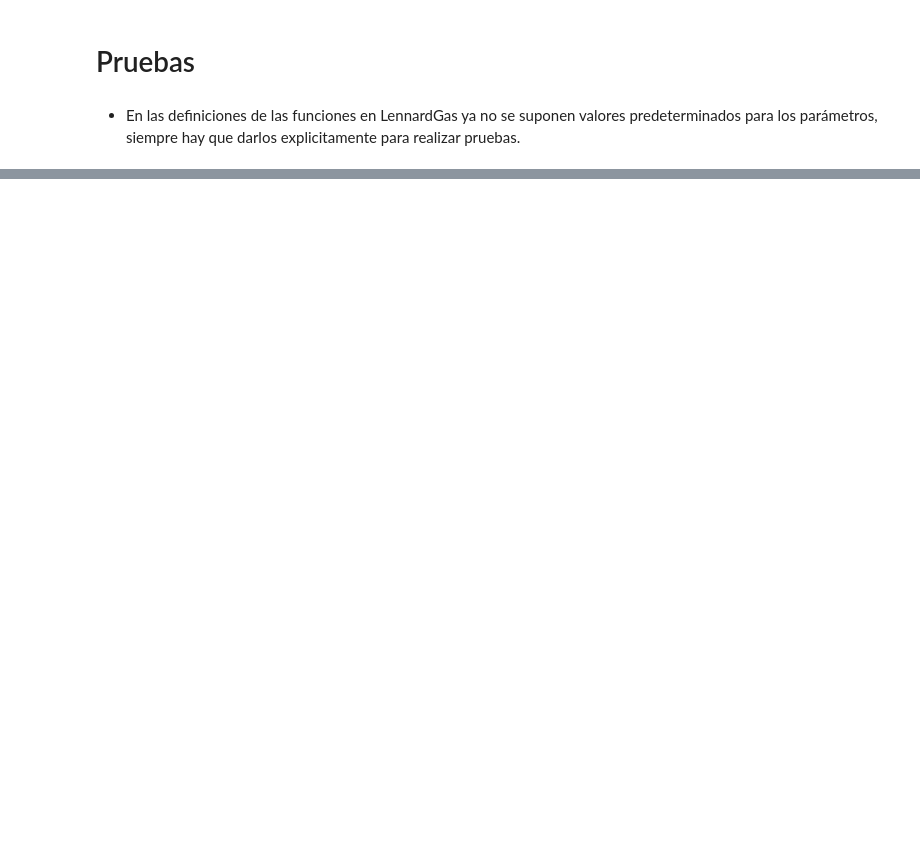
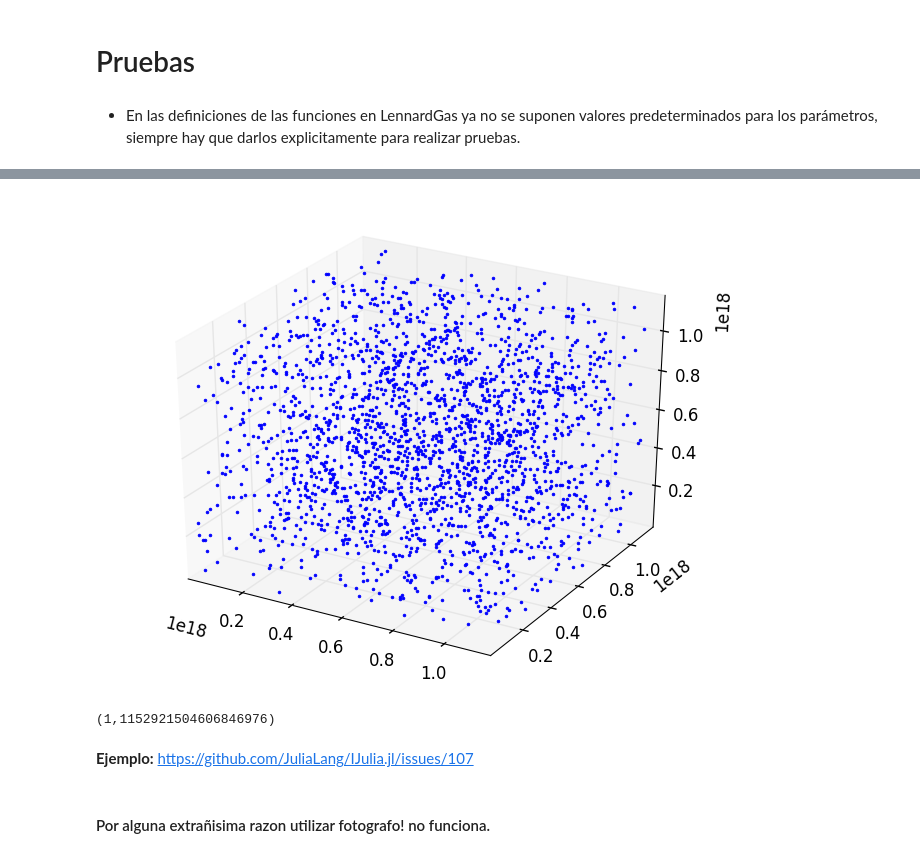
Before and after one commit to blas-ko/simulacion_gases_reversible, a Jupyter notebook: Pruebas.ipynb, the cells around one changed output, grey strips where cells are left out. Drawn from its saved outputs; the diff is of its cells as text; code cells hidden in the pictures; blank space fills up the shorter version.

```diff
--- a/Pruebas.ipynb
+++ b/Pruebas.ipynb
@@ -142,0 +143,10 @@ end
+# %%
+temp_final = size(registro, 1)
+fotograma(registro, temp_final; cajitas = 2^60)
+# %% [output]
+[figure, added]
+(1,1152921504606846976)
+# %% [markdown]
+**Ejemplo:** https://github.com/JuliaLang/IJulia.jl/issues/107
+# %% [markdown]
+#### Por alguna extrañisima razon utilizar fotografo! no funciona.
```
Also changed, not shown: parts of 47 cells of this notebook, 1 other file.
